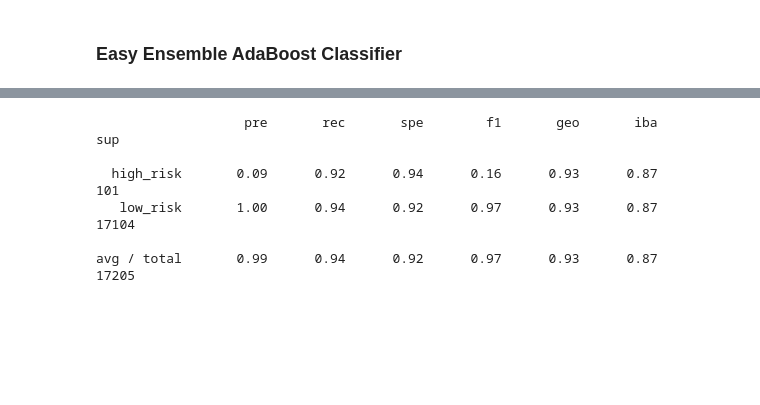
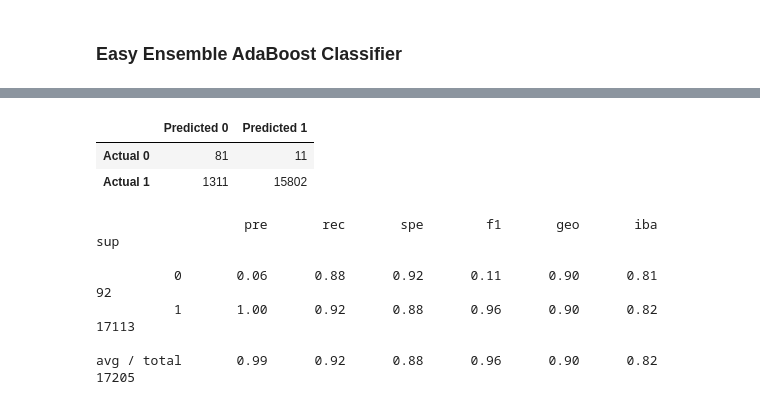
Before and after one commit to travislhopkins/Credit_Risk_Analysis, a Jupyter notebook: credit_risk_ensemble_starter_code.ipynb, the cells around one changed output, grey strips where cells are left out. Saved outputs shown, nothing was run; the diff lists cells and outputs as text; code cells hidden in the pictures; blank space fills up the shorter version.

```diff
--- a/credit_risk_ensemble_starter_code.ipynb
+++ b/credit_risk_ensemble_starter_code.ipynb
@@ -227,2 +222,8 @@ EasyEnsembleClassifier(n_estimators=100, random_state=1)
+# %%
+# Train the EasyEnsembleClassifier
+from imblearn.ensemble import EasyEnsembleClassifier
+eec = EasyEnsembleClassifier(random_state=1)
+eec.fit(X_train, y_train)
+y_pred = eec.predict(X_test)
 # %%
 # Calculated the balanced accuracy score
@@ -238,10 +234,23 @@ array([[   93,     8],
+# %%
+# Display the confusion matrix
+cm = confusion_matrix(y_test, y_pred)
+
+# Create a DataFrame from the confusion matrix.
+cm_df = pd.DataFrame(
+    cm, index=["Actual 0", "Actual 1"], columns=["Predicted 0", "Predicted 1"])
+
+cm_df
+# %% [output]
+|  | Predicted 0 | Predicted 1 |
+| Actual 0 | 81 | 11 |
+| Actual 1 | 1311 | 15802 |
 # %%
 # Print the imbalanced classification report
-# YOUR CODE HERE
+print(classification_report_imbalanced(y_test, y_pred))
 # %% [output]
                    pre       rec       spe        f1       geo       iba       sup
 
-  high_risk       0.09      0.92      0.94      0.16      0.93      0.87       101
-   low_risk       1.00      0.94      0.92      0.97      0.93      0.87     17104
+          0       0.06      0.88      0.92      0.11      0.90      0.81        92
+          1       1.00      0.92      0.88      0.96      0.90      0.82     17113
 
-avg / total       0.99      0.94      0.92      0.97      0.93      0.87     17205
+avg / total       0.99      0.92      0.88      0.96      0.90      0.82     17205
```
Also changed, not shown: parts of 8 cells of this notebook.
